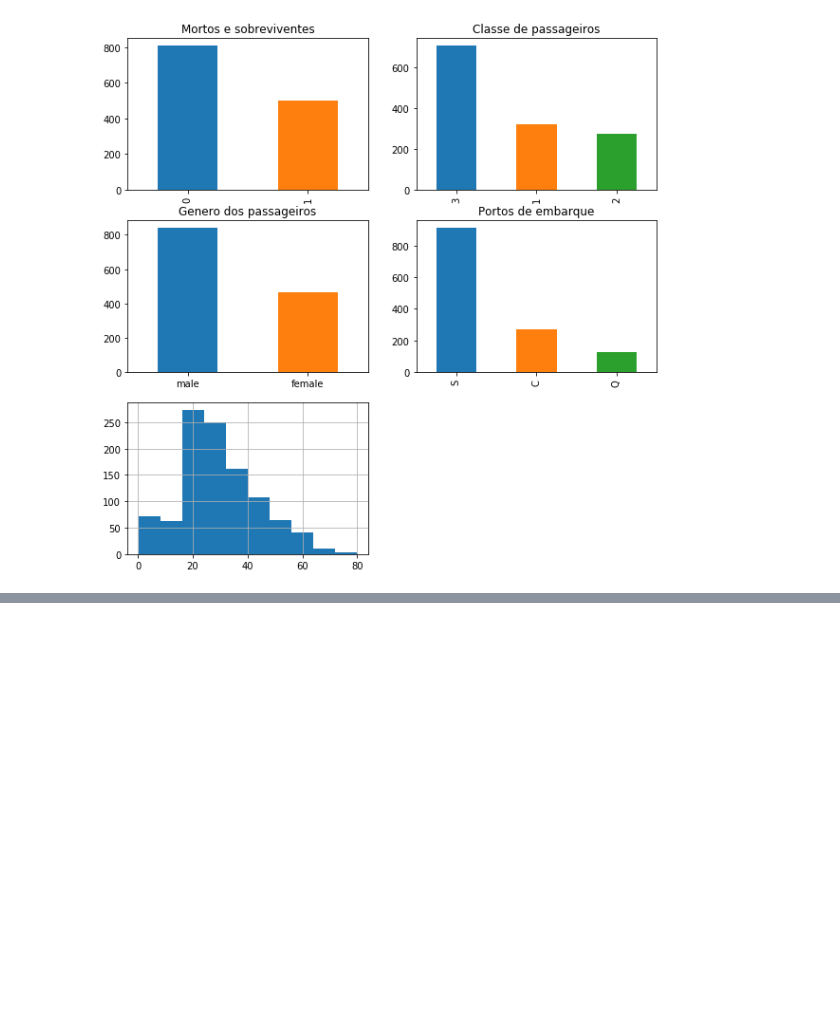
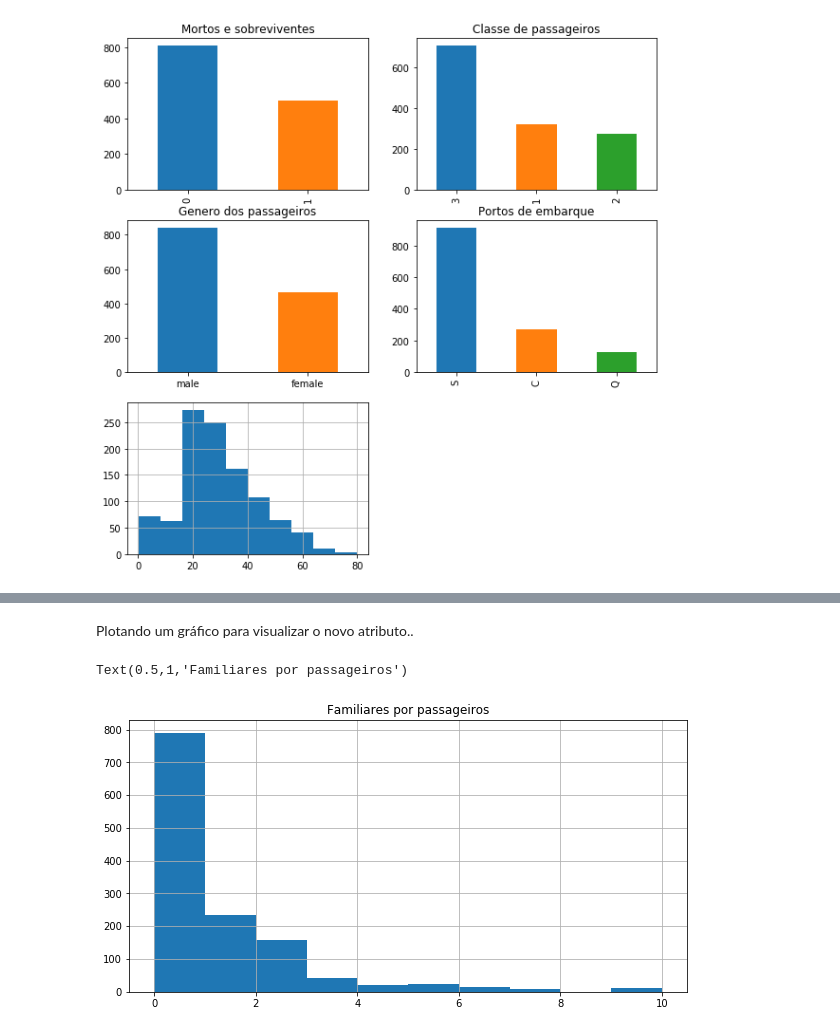
Before and after one commit to nativanando/masters-degree, a Jupyter notebook: mineracao-de-dados/titanic-dataset/titanic-analise .ipynb, the cells around one changed output, grey strips where cells are left out. Cells and saved outputs as stored; diff of their text form; code cells hidden in the pictures; blank space fills up the shorter version.

```diff
--- a/mineracao-de-dados/titanic-dataset/titanic-analise .ipynb
+++ b/mineracao-de-dados/titanic-dataset/titanic-analise .ipynb
@@ -131,0 +224,3 @@ df['idade'].hist()
+# %%
+df['tamanho-familia'] = df['num-irmaos-conjuges'] + df['num-pais-filhos']
+df.head()
@@ -131,0 +234,8 @@ df['idade'].hist()
+# %% [markdown]
+Plotando um gráfico para visualizar o novo atributo..
+# %%
+df['tamanho-familia'].hist()
+plt.title('Familiares por passageiros')
+# %% [output]
+Text(0.5,1,'Familiares por passageiros')
+[figure, added]
```
Also changed, not shown: parts of 20 cells of this notebook.
